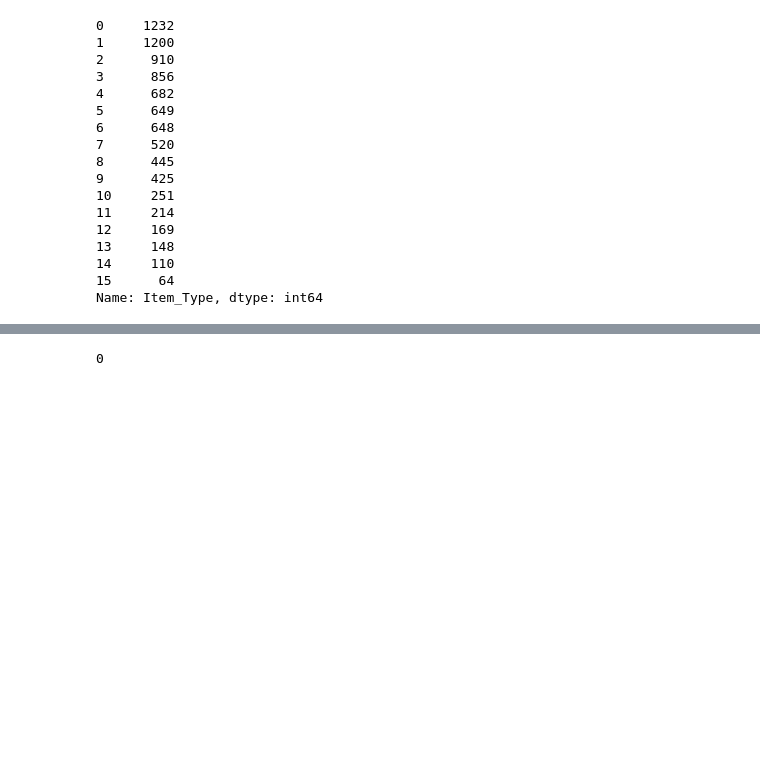
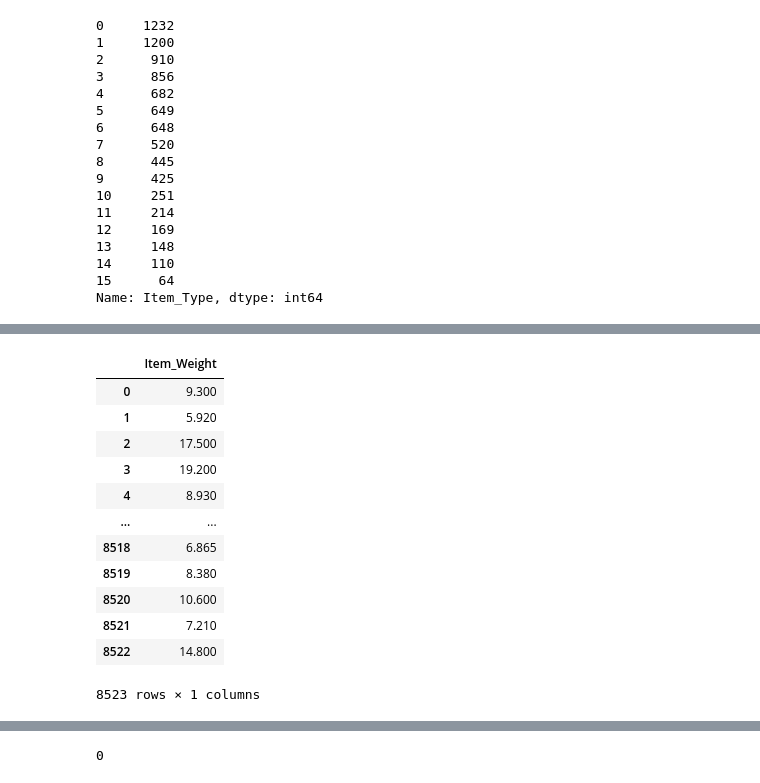
Before and after one commit to cristiank1038/predicciones-ventas-alimenticias, a Jupyter notebook: Actividad_sales_predictions.ipynb, the cells around one changed output, grey strips where cells are left out. Saved outputs shown, nothing was run; the diff lists cells and outputs as text; code cells hidden in the pictures; blank space fills up the shorter version.

```diff
--- a/Actividad_sales_predictions.ipynb
+++ b/Actividad_sales_predictions.ipynb
@@ -692,0 +714,19 @@ X_train, X_test, y_train, y_test = train_test_split(X, y, random_state=42)
+# %%
+# aíslen las columnas numéricas
+df_num = df[num_columns]
+# aíslen las columnas con datos faltantes
+df_num.loc[:, df_num.isna().any()]
+# %% [output]
+|  | Item_Weight |
+| 0 | 9.300 |
+| 1 | 5.920 |
+| 2 | 17.500 |
+| 3 | 19.200 |
+| 4 | 8.930 |
+| ... | ... |
+| 8518 | 6.865 |
+| 8519 | 8.380 |
+| 8520 | 10.600 |
+| 8521 | 7.210 |
+| 8522 | 14.800 |
+8523 rows × 1 columns
```
Also changed, not shown: parts of 32 cells of this notebook.
